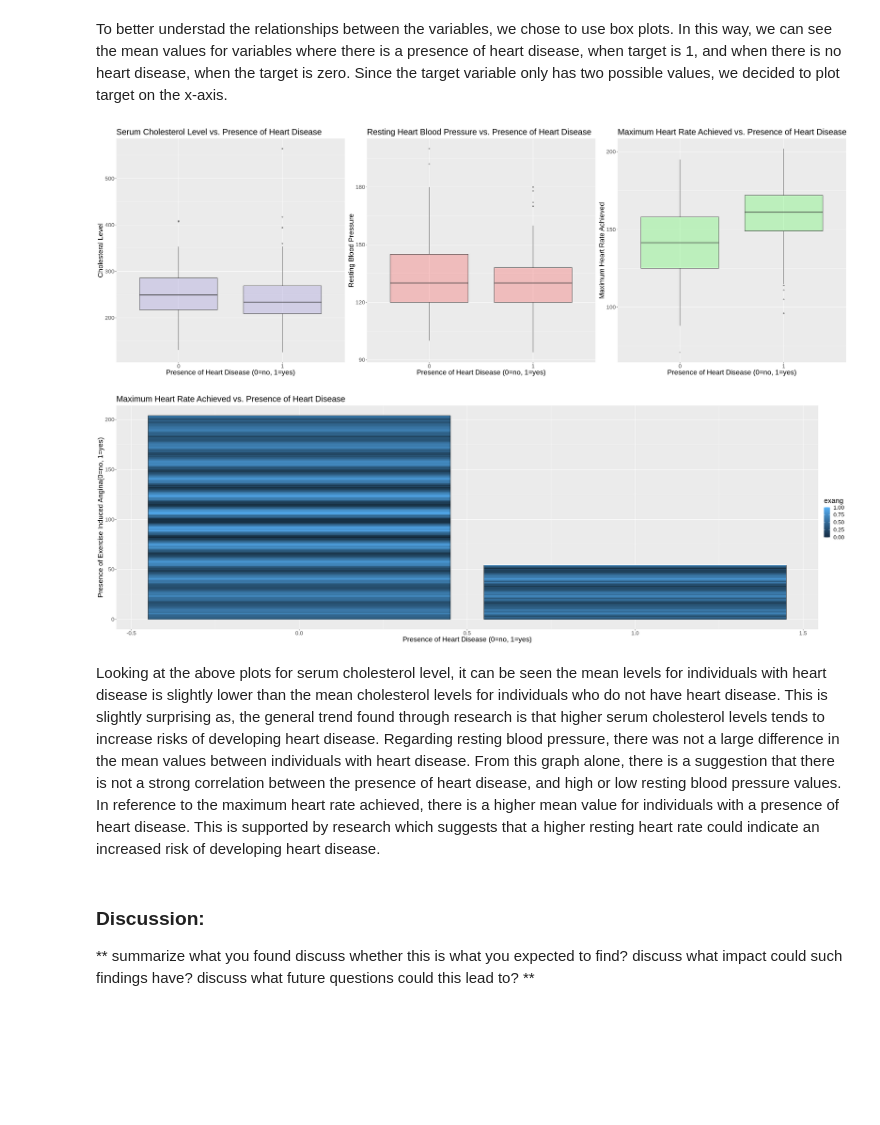
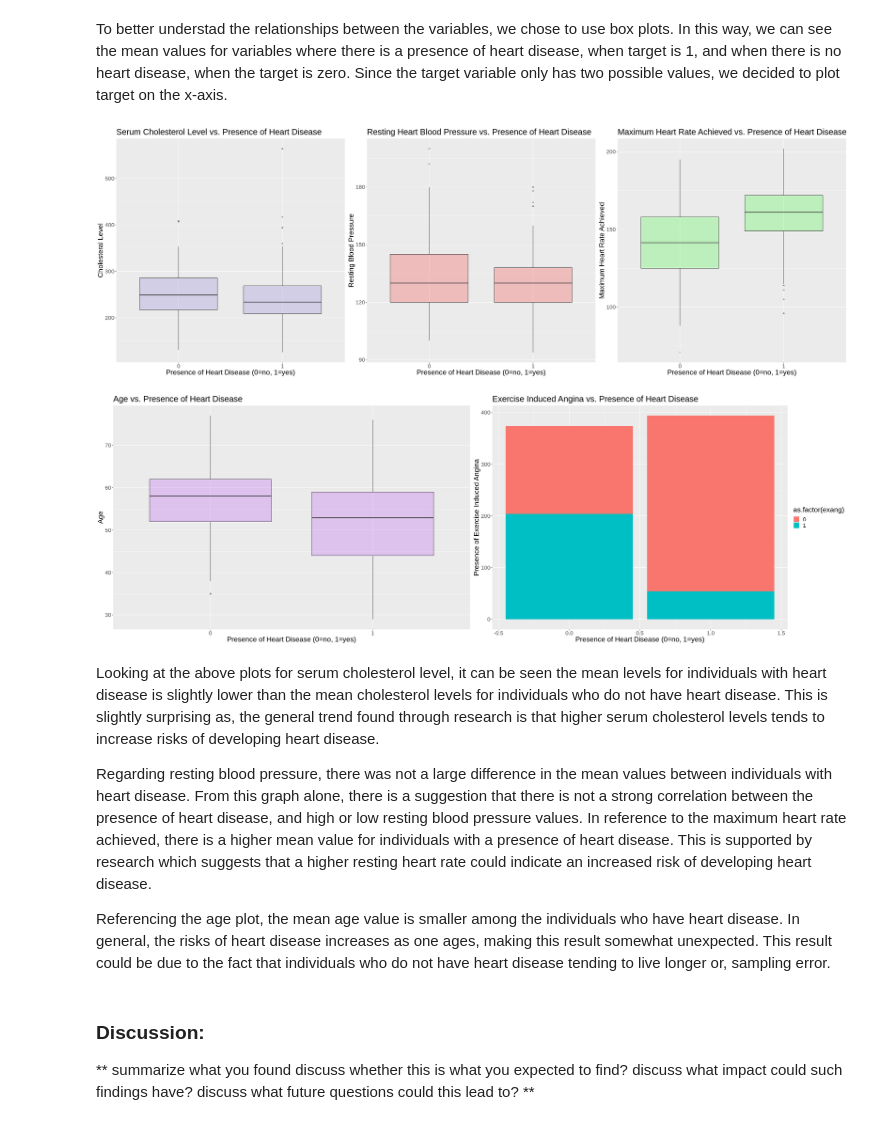
Before and after one commit to jennywyzhao/dsci-group-project-002-14, a Jupyter notebook: Final Project Report.ipynb, the cells around one changed output. Saved outputs shown, nothing was run; the diff lists cells and outputs as text; code cells hidden in the pictures; blank space fills up the shorter version.

```diff
--- a/Final Project Report.ipynb
+++ b/Final Project Report.ipynb
@@ -104,42 +104,45 @@ trestbps_plot<- ggplot(heart_train,
             x = as.factor(target))) +
     geom_boxplot(fill = "red", alpha = 0.2)+
     labs(x="Presence of Heart Disease (0=no, 1=yes)", y = "Resting Blood Pressure" )+
     theme(text = element_text(size = 20))+
     ggtitle("Resting Heart Blood Pressure vs. Presence of Heart Disease")
 
 grid.arrange(chol_plot, trestbps_plot, thalach_plot, ncol = 3)
 
 age_plot<- ggplot(heart_train,
         aes(y = age,
             x = as.factor(target))) +
     geom_boxplot(fill = "purple", alpha = 0.2)+
     labs(x = "Presence of Heart Disease (0=no, 1=yes)", y = "Age" )+
     theme(text = element_text(size = 20))+
     ggtitle("Age vs. Presence of Heart Disease")
 
 
 thalach_plot <- ggplot(heart_train,
         aes(y = thalach,
             x = as.factor(target))) +
     geom_boxplot(fill = "green", alpha = 0.2)+
     labs(x = "Presence of Heart Disease (0=no, 1=yes)", y = "Maximum Heart Rate Achieved" )+
     theme(text = element_text(size = 20))+
     ggtitle("Maximum Heart Rate Achieved vs. Presence of Heart Disease")
 
 
-
-
-exang_plot <- ggplot(heart_train, aes(x = target, y = exang, fill = exang ))+
-   geom_bar(stat = "identity", position = "stack", color = "black")+
-   labs(x = "Presence of Heart Disease (0=no, 1=yes)", y = "Presence of Exercise Induced Angina(0=no, 1=yes)")+
+exang_plot <- ggplot(heart_train, aes(x = target, fill = as.factor(exang)))+
+   geom_bar()+
+   labs(x = "Presence of Heart Disease (0=no, 1=yes)", y = "Presence of Exercise Induced Angina")+
    theme(text = element_text(size = 20))+
    ggtitle("Exercise Induced Angina vs. Presence of Heart Disease")
-exang_plot
+
+grid.arrange(age_plot, exang_plot, ncol = 2)
 # %% [output]
 [figure]
-[figure, old version]
+[figure, new version]
 # %% [markdown]
-Looking at the above plots for serum cholesterol level, it can be seen the mean levels for individuals with heart disease is slightly lower than the mean cholesterol levels for individuals who do not have heart disease. This is slightly surprising as, the general trend found through research is that higher serum cholesterol levels tends to increase risks of developing heart disease. Regarding resting blood pressure, there was not a large difference in the mean values between individuals with heart disease. From this graph alone, there is a suggestion that there is not a strong correlation between the presence of heart disease, and high or low resting blood pressure values. In reference to the maximum heart rate achieved, there is a higher mean value for individuals with a presence of heart disease. This is supported by research which suggests that a higher resting heart rate could indicate an increased risk of developing heart disease.
+Looking at the above plots for serum cholesterol level, it can be seen the mean levels for individuals with heart disease is slightly lower than the mean cholesterol levels for individuals who do not have heart disease. This is slightly surprising as, the general trend found through research is that higher serum cholesterol levels tends to increase risks of developing heart disease.
+
+Regarding resting blood pressure, there was not a large difference in the mean values between individuals with heart disease. From this graph alone, there is a suggestion that there is not a strong correlation between the presence of heart disease, and high or low resting blood pressure values. In reference to the maximum heart rate achieved, there is a higher mean value for individuals with a presence of heart disease. This is supported by research which suggests that a higher resting heart rate could indicate an increased risk of developing heart disease.
+
+Referencing the age plot, the mean age value is smaller among the individuals who have heart disease. In general, the risks of heart disease increases as one ages, making this result somewhat unexpected. This result could be due to the fact that individuals who do not have heart disease tending to live longer or, sampling error.
 # %% [markdown]
 ### Discussion:
 ** summarize what you found
```
Also changed, not shown: parts of 1 cell of this notebook.
